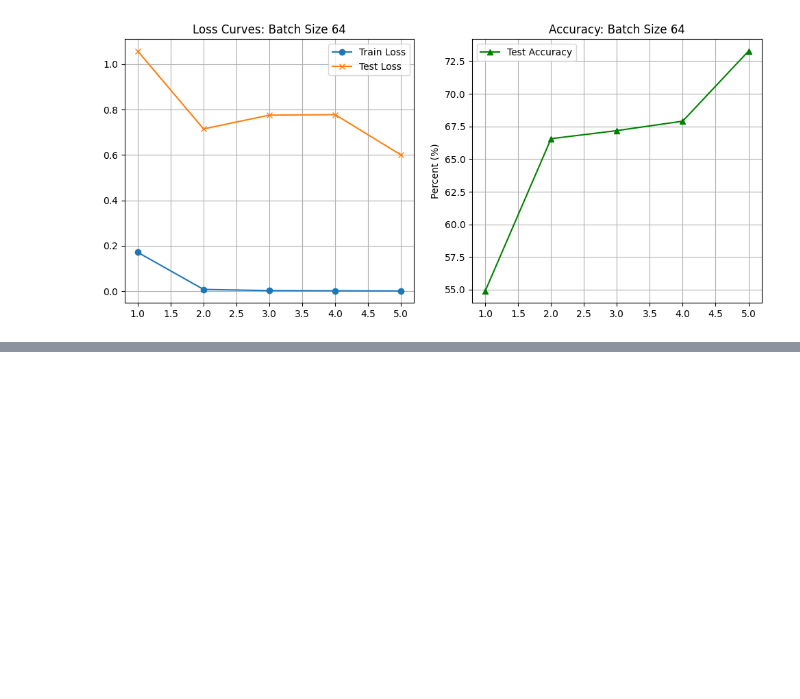
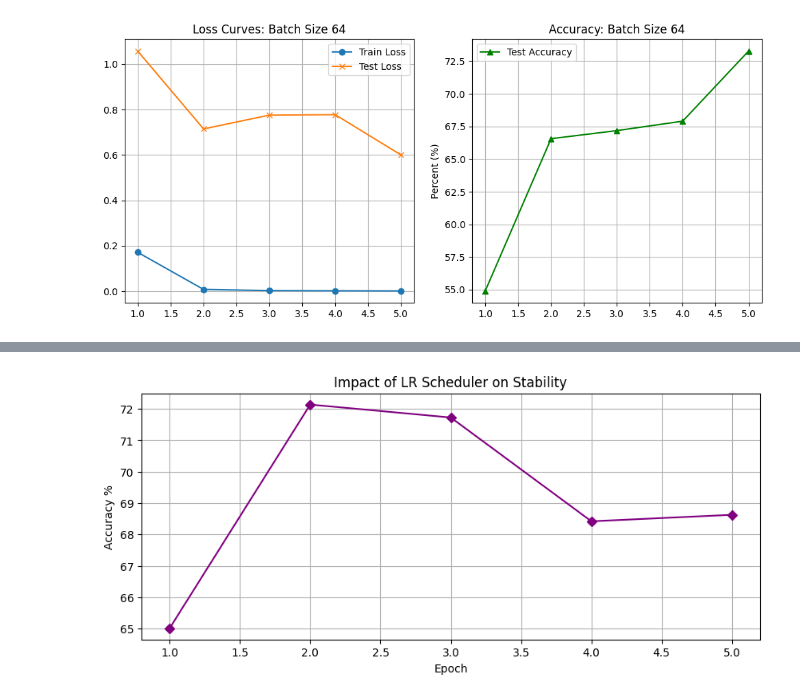
Before and after one commit to elizabethmrankin1/BME450-project, a Jupyter notebook: BME450_Final_Project.ipynb, the cells around one changed output, grey strips where cells are left out. Drawn from its saved outputs; the diff is of its cells as text; code cells hidden in the pictures; blank space fills up the shorter version.

```diff
--- a/BME450_Final_Project.ipynb
+++ b/BME450_Final_Project.ipynb
@@ -925,0 +928,98 @@ Epoch 2/5 | Train Loss: 0.0180 | Test Acc: 69.35%
+# %%
+import torch
+import torch.nn as nn
+import torch.optim as optim
+from torch.optim import lr_scheduler  # Required for the scheduler
+from torchvision import datasets, transforms, models
+import os
+import matplotlib.pyplot as plt
+
+# --- 1. DATA SETUP (Fixed at Original Batch Size 32) ---
+data_dir = "./squat_data"
+data_transforms = {
+    "train": transforms.Compose([
+        transforms.Resize((224, 224)),
+        transforms.RandomHorizontalFlip(),
+        transforms.RandomRotation(10),
+        transforms.ToTensor(),
+        transforms.Normalize([0.485, 0.456, 0.406], [0.229, 0.224, 0.225])
+    ]),
+    "test": transforms.Compose([
+        transforms.Resize((224, 224)),
+        transforms.ToTensor(),
+        transforms.Normalize([0.485, 0.456, 0.406], [0.229, 0.224, 0.225])
+    ])
+}
+
+image_datasets = {
+    "train": datasets.ImageFolder(os.path.join(data_dir, "train"), data_transforms["train"]),
+    "test": datasets.ImageFolder(os.path.join(data_dir, "test"), data_transforms["test"])
+}
+
+dataloaders = {
+    "train": torch.utils.data.DataLoader(image_datasets["train"], batch_size=32, shuffle=True),
+    "test": torch.utils.data.DataLoader(image_datasets["test"], batch_size=32, shuffle=False)
+}
+
+# --- 2. MODEL & OPTIMIZER SETUP ---
+device = torch.device("cuda:0" if torch.cuda.is_available() else "cpu")
+model = models.resnet18(weights='IMAGENET1K_V1')
+model.fc = nn.Linear(model.fc.in_features, 3)
+model = model.to(device)
+
+criterion = nn.CrossEntropyLoss()
+optimizer = optim.Adam(model.parameters(), lr=0.0001, weight_decay=1e-4)
+
+# --- THE INDEPENDENT CHANGE: StepLR Scheduler ---
+# Reduces the learning rate by 50% (gamma=0.5) every 2 epochs (step_size=2)
+exp_lr_scheduler = lr_scheduler.StepLR(optimizer, step_size=2, gamma=0.5)
+
+# --- 3. TRAINING LOOP ---
+num_epochs = 5
+train_losses, test_accuracies = [], []
+
+print("Starting Session: LR Scheduler Test (Batch 32)...")
+
+for epoch in range(num_epochs):
+    model.train()
+    running_train_loss = 0.0
+    for inputs, labels in dataloaders["train"]:
+        inputs, labels = inputs.to(device), labels.to(device)
+        optimizer.zero_grad()
+        outputs = model(inputs)
+        loss = criterion(outputs, labels)
+        loss.backward()
+        optimizer.step()
+        running_train_loss += loss.item() * inputs.size(0)
+
+    # CAPTURE THE CURRENT LR BEFORE STEPPING
+    current_lr = optimizer.param_groups[0]['lr']
+
+    # UPDATE THE LEARNING RATE FOR THE NEXT EPOCH
+    exp_lr_scheduler.step()
+
+    model.eval()
+    correct = 0
+    with torch.no_grad():
+        for inputs, labels in dataloaders['test']:
+            inputs, labels = inputs.to(device), labels.to(device)
+            outputs = model(inputs)
+            preds = torch.argmax(outputs, 1)
+            correct += (preds == labels).sum().item()
+
+    epoch_train_loss = running_train_loss / len(image_datasets['train'])
+    accuracy = (correct / len(image_datasets['test'])) * 100
+    train_losses.append(epoch_train_loss)
+    test_accuracies.append(accuracy)
+
+    print(f"Epoch {epoch+1}/5 | LR: {current_lr:.6f} | Train Loss: {epoch_train_loss:.4f} | Test Acc: {accuracy:.2f}%")
+
+# --- 4. VISUALIZATION ---
+plt.figure(figsize=(10, 4))
+plt.plot(range(1, 6), test_accuracies, marker='D', color='purple', label='Test Accuracy (StepLR)')
+plt.title("Impact of LR Scheduler on Stability")
+plt.xlabel("Epoch")
+plt.ylabel("Accuracy %")
+plt.grid(True)
+plt.show()
+# %% [output]
@@ -925,0 +1032 @@ Epoch 2/5 | Train Loss: 0.0180 | Test Acc: 69.35%
+[figure, added]
```
Also changed, not shown: parts of 4 cells of this notebook.
